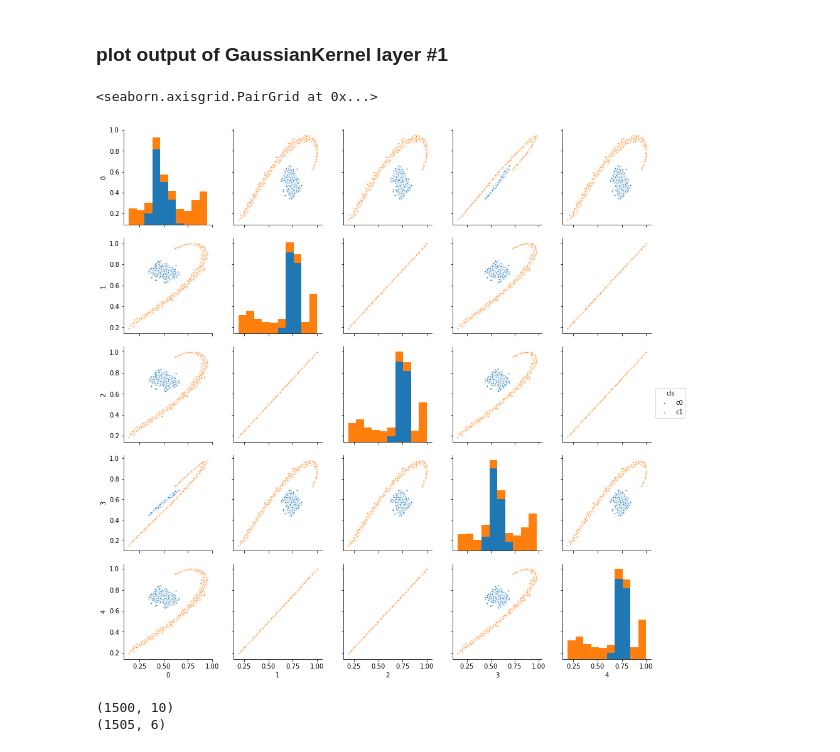
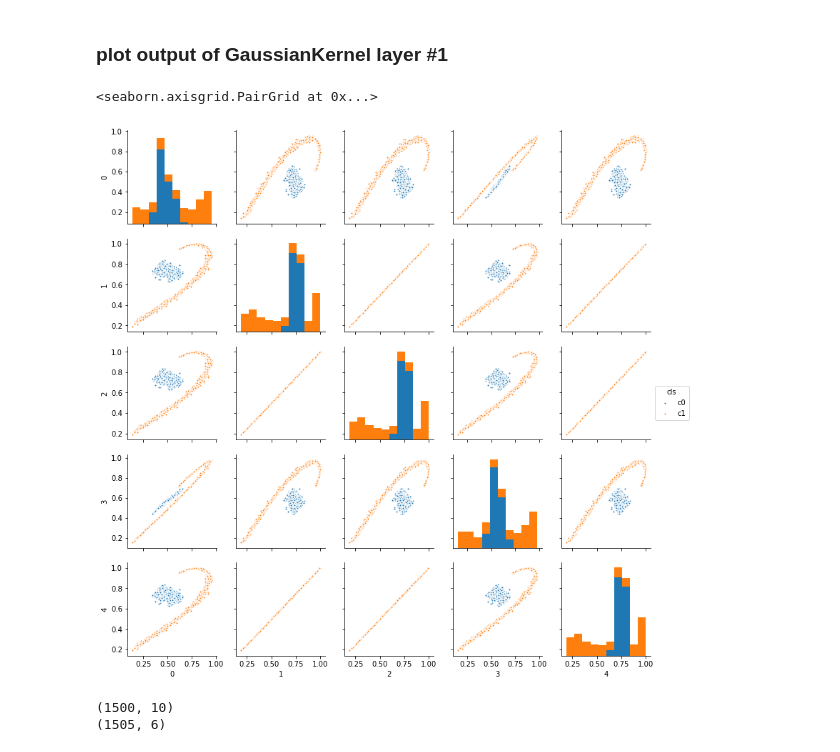
Before and after one commit to darecophoenixx/wordroid.sblo.jp, a Jupyter notebook: lib/keras_ex/GaussianKernel/demo/demo01.ipynb, the cells around one changed output. Saved outputs shown, nothing was run; the diff lists cells and outputs as text; code cells hidden in the pictures.

```diff
--- a/lib/keras_ex/GaussianKernel/demo/demo01.ipynb
+++ b/lib/keras_ex/GaussianKernel/demo/demo01.ipynb
@@ -177,11 +177,11 @@ plt.scatter(X[:,0], X[:,1], c=y, cmap=cm_bright, edgecolors='k')
 # %%
 gk1_pred = models['model_gk1'].predict(X, batch_size=1024)
 df = pd.DataFrame(gk1_pred[:,:5])
 df['cls'] = ['c'+str(ee) for ee in y]
-sns.pairplot(df, markers='.', hue='cls')
+sns.pairplot(df, markers='.', hue='cls', size=2.2)
 # %% [output]
 <seaborn.axisgrid.PairGrid at 0x...>
-[figure, old version]
+[figure, new version]
 # %%
 gk1_pred = models['model_gk1'].predict(X, batch_size=1024)
 print(gk1_pred.shape)
```
Also changed, not shown: parts of 2 cells of this notebook.
